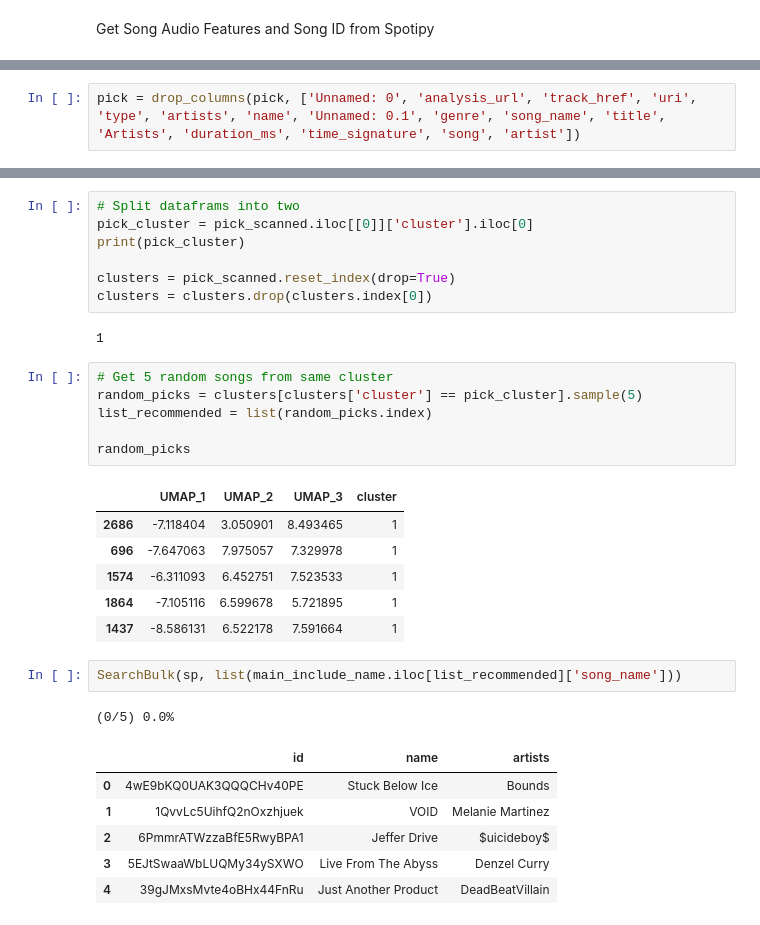
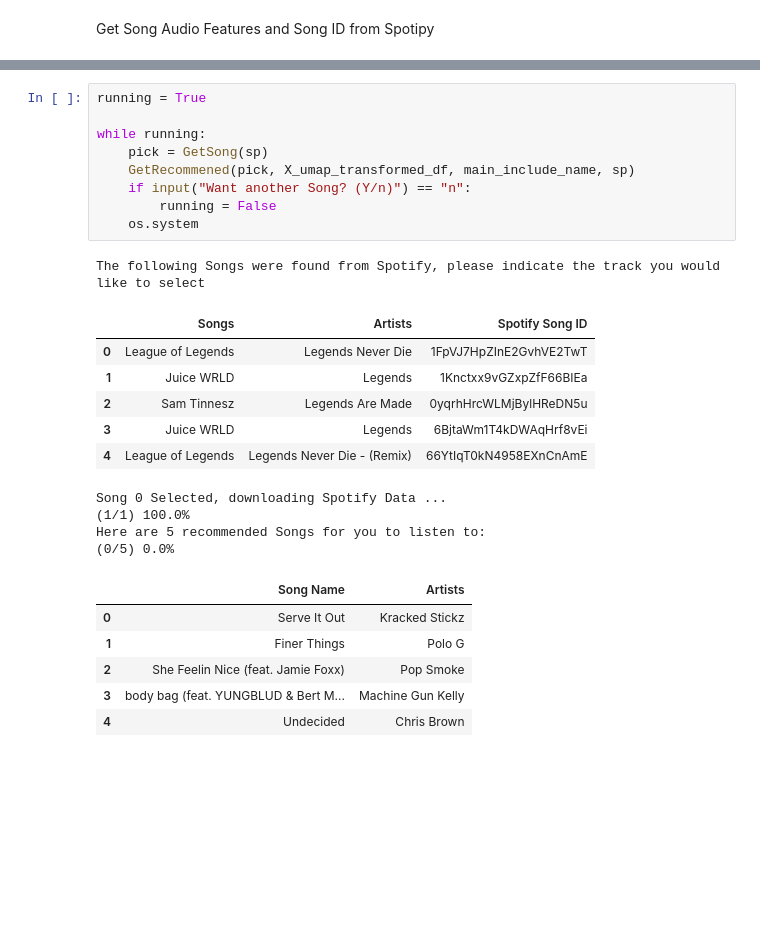
Before and after one commit to TimHoogervorst/SongCreator, a Jupyter notebook: functions.ipynb, the cells around one changed output, grey strips where cells are left out. Cells and saved outputs as stored; diff of their text form; blank space fills up the shorter version.

Commit message:
finsihed while loop

```diff
--- a/functions.ipynb
+++ b/functions.ipynb
@@ -358,2 +404,0 @@ Get Cluster of Picked Song
-# %%
-pick = drop_columns(pick, ['Unnamed: 0', 'analysis_url', 'track_href', 'uri', 'type', 'artists', 'name', 'Unnamed: 0.1', 'genre',	'song_name', 'title', 'Artists', 'duration_ms', 'time_signature', 'song', 'artist'])
@@ -416,32 +405,27 @@ pick_scanned
-# %%
-# Split dataframs into two
-pick_cluster = pick_scanned.iloc[[0]]['cluster'].iloc[0]
-print(pick_cluster)
-
-clusters = pick_scanned.reset_index(drop=True)
-clusters = clusters.drop(clusters.index[0])
-# %% [output]
-1
-# %%
-# Get 5 random songs from same cluster
-random_picks = clusters[clusters['cluster'] == pick_cluster].sample(5)
-list_recommended = list(random_picks.index)
-
-random_picks
-# %% [output]
-|  | UMAP_1 | UMAP_2 | UMAP_3 | cluster |
-| 2686 | -7.118404 | 3.050901 | 8.493465 | 1 |
-| 696 | -7.647063 | 7.975057 | 7.329978 | 1 |
-| 1574 | -6.311093 | 6.452751 | 7.523533 | 1 |
-| 1864 | -7.105116 | 6.599678 | 5.721895 | 1 |
-| 1437 | -8.586131 | 6.522178 | 7.591664 | 1 |
-# %%
-SearchBulk(sp, list(main_include_name.iloc[list_recommended]['song_name']))
-# %% [output]
-(0/5) 0.0%
-|  | id | name | artists |
-| 0 | 4wE9bKQ0UAK3QQQCHv40PE | Stuck Below Ice | Bounds |
-| 1 | 1QvvLc5UihfQ2nOxzhjuek | VOID | Melanie Martinez |
-| 2 | 6PmmrATWzzaBfE5RwyBPA1 | Jeffer Drive | $uicideboy$ |
-| 3 | 5EJtSwaaWbLUQMy34ySXWO | Live From The Abyss | Denzel Curry |
-| 4 | 39gJMxsMvte4oBHx44FnRu | Just Another Product | DeadBeatVillain |
+# %%
+running = True
+
+while running:
+    pick = GetSong(sp)
+    GetRecommened(pick, X_umap_transformed_df, main_include_name, sp)
+    if input("Want another Song? (Y/n)") == "n":
+        running = False
+    os.system
+# %% [output]
+The following Songs were found from Spotify, please indicate the track you would like to select
+|  | Songs | Artists | Spotify Song ID |
+| 0 | League of Legends | Legends Never Die | 1FpVJ7HpZInE2GvhVE2TwT |
+| 1 | Juice WRLD | Legends | 1Knctxx9vGZxpZfF66BIEa |
+| 2 | Sam Tinnesz | Legends Are Made | 0yqrhHrcWLMjBylHReDN5u |
+| 3 | Juice WRLD | Legends | 6BjtaWm1T4kDWAqHrf8vEi |
+| 4 | League of Legends | Legends Never Die - (Remix) | 66YtIqT0kN4958EXnCnAmE |
+Song 0 Selected, downloading Spotify Data ...
+(1/1) 100.0%
+Here are 5 recommended Songs for you to listen to:
+(0/5) 0.0%
+|  | Song Name | Artists |
+| 0 | Serve It Out | Kracked Stickz |
+| 1 | Finer Things | Polo G |
+| 2 | She Feelin Nice (feat. Jamie Foxx) | Pop Smoke |
+| 3 | body bag (feat. YUNGBLUD & Bert M... | Machine Gun Kelly |
+| 4 | Undecided | Chris Brown |
```
Also changed, not shown: parts of 8 cells of this notebook, 2 other files.
